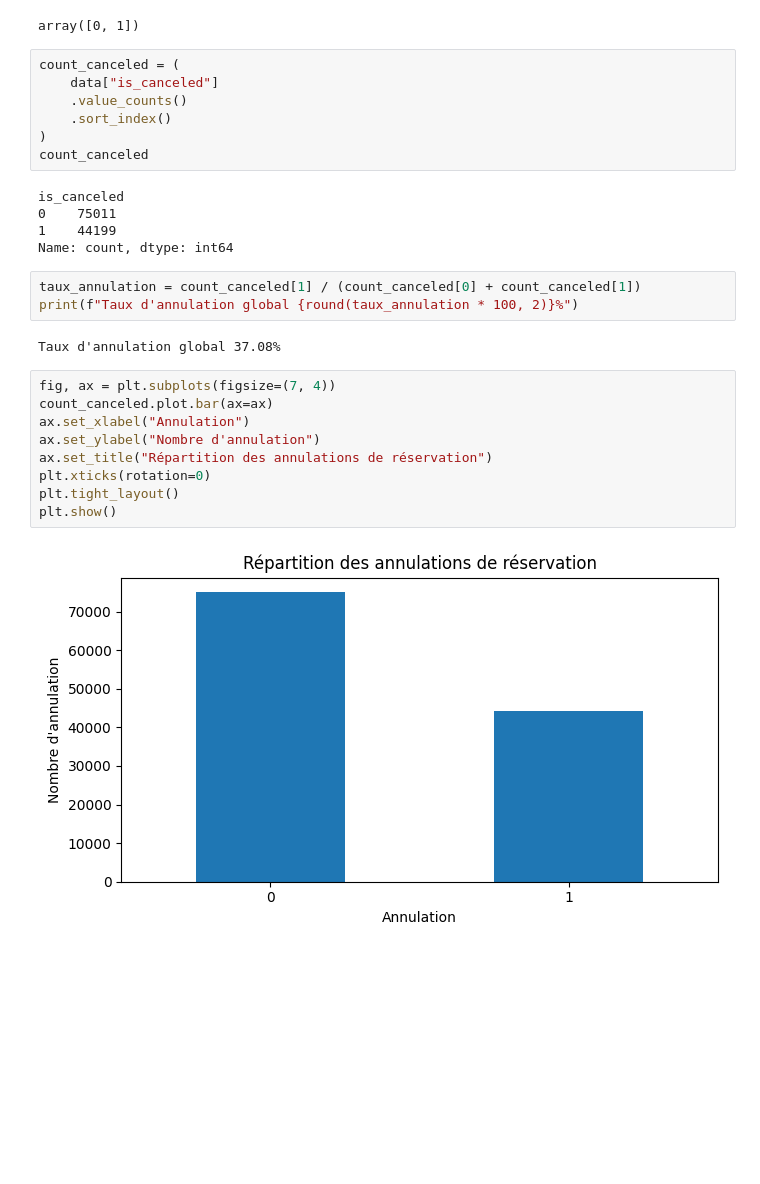
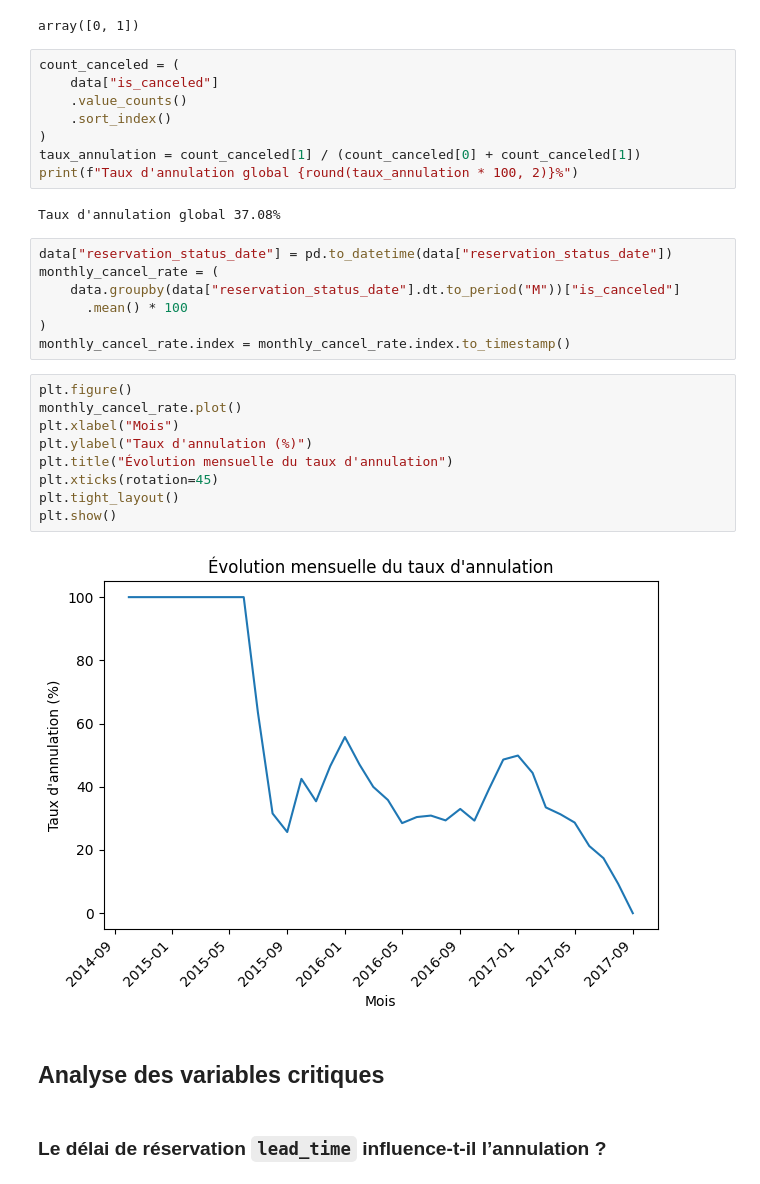
Before and after one commit to mandresyandri/hotel-booking-cancelation, a Jupyter notebook: model_build/data_exploration.ipynb, the cells around one changed output. Saved outputs shown, nothing was run; the diff lists cells and outputs as text; blank space fills up the shorter version.

```diff
--- a/model_build/data_exploration.ipynb
+++ b/model_build/data_exploration.ipynb
@@ -331,25 +325,29 @@ count_canceled = (
     .value_counts()
     .sort_index()
 )
-count_canceled
+taux_annulation = count_canceled[1] / (count_canceled[0] + count_canceled[1])
+print(f"Taux d'annulation global {round(taux_annulation * 100, 2)}%")
 # %% [output]
-is_canceled
-0    75011
-1    44199
-Name: count, dtype: int64
+Taux d'annulation global 37.08%
-# %%
-taux_annulation = count_canceled[1] / (count_canceled[0] + count_canceled[1])
-print(f"Taux d'annulation global {round(taux_annulation * 100, 2)}%")
-# %% [output]
-Taux d'annulation global 37.08%
-# %%
-fig, ax = plt.subplots(figsize=(7, 4))
-count_canceled.plot.bar(ax=ax)
-ax.set_xlabel("Annulation")
-ax.set_ylabel("Nombre d'annulation")
-ax.set_title("Répartition des annulations de réservation")
-plt.xticks(rotation=0)
-plt.tight_layout()
-plt.show()
-# %% [output]
-[figure, removed]
+# %%
+data["reservation_status_date"] = pd.to_datetime(data["reservation_status_date"])
+monthly_cancel_rate = (
+    data.groupby(data["reservation_status_date"].dt.to_period("M"))["is_canceled"]
+      .mean() * 100
+)
+monthly_cancel_rate.index = monthly_cancel_rate.index.to_timestamp()
+# %%
+plt.figure()
+monthly_cancel_rate.plot()
+plt.xlabel("Mois")
+plt.ylabel("Taux d'annulation (%)")
+plt.title("Évolution mensuelle du taux d'annulation")
+plt.xticks(rotation=45)
+plt.tight_layout()
+plt.show()
+# %% [output]
+[figure, added]
+# %% [markdown]
+## Analyse des variables critiques
+# %% [markdown]
+### Le délai de réservation `lead_time` influence-t-il l’annulation ?
```
Also changed, not shown: parts of 54 cells of this notebook.
